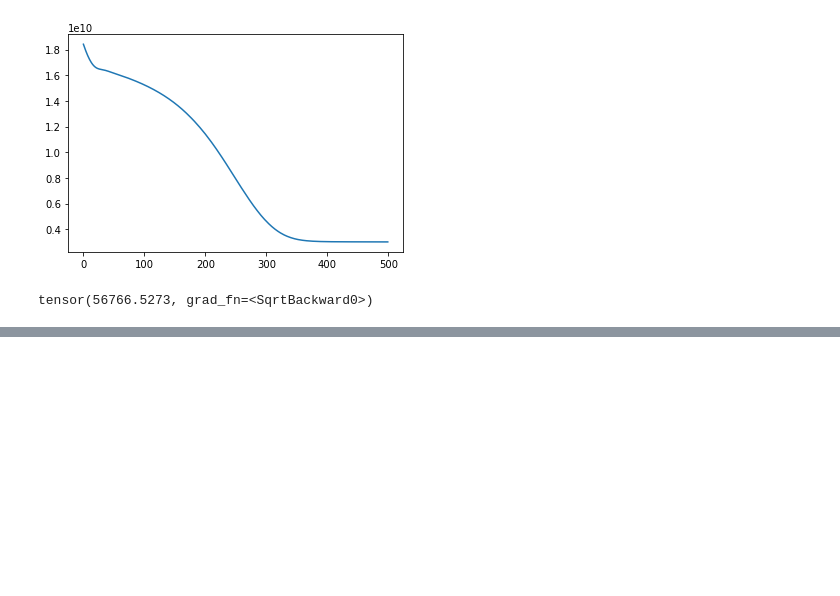
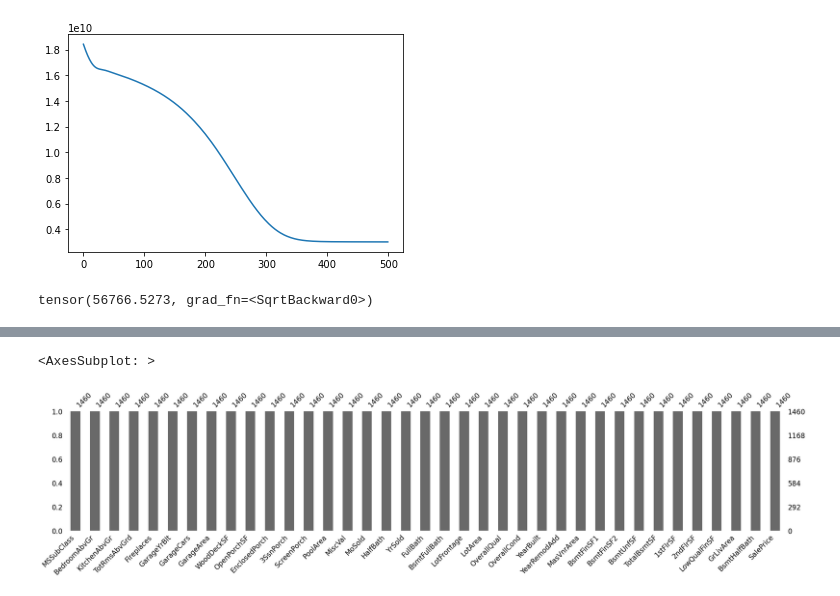
Before and after one commit to maeh98/gianniPastore, a Jupyter notebook: house.ipynb, the cells around one changed output, grey strips where cells are left out. Saved outputs shown, nothing was run; the diff lists cells and outputs as text; code cells hidden in the pictures; blank space fills up the shorter version.

```diff
--- a/house.ipynb
+++ b/house.ipynb
@@ -416,0 +450,4 @@ tensor(56766.5273, grad_fn=<SqrtBackward0>)
+# %%
+numerical_columns = train.describe().columns
+numerical_columns = numerical_columns.drop('Id')
+numerical_columns
@@ -416,0 +496,5 @@ tensor(56766.5273, grad_fn=<SqrtBackward0>)
+# %%
+missingno.bar(train_numeric, sort='ascending', figsize = (30,5))
+# %% [output]
+<AxesSubplot: >
+[figure, added]
```
Also changed, not shown: parts of 46 cells of this notebook, 1 other file.
